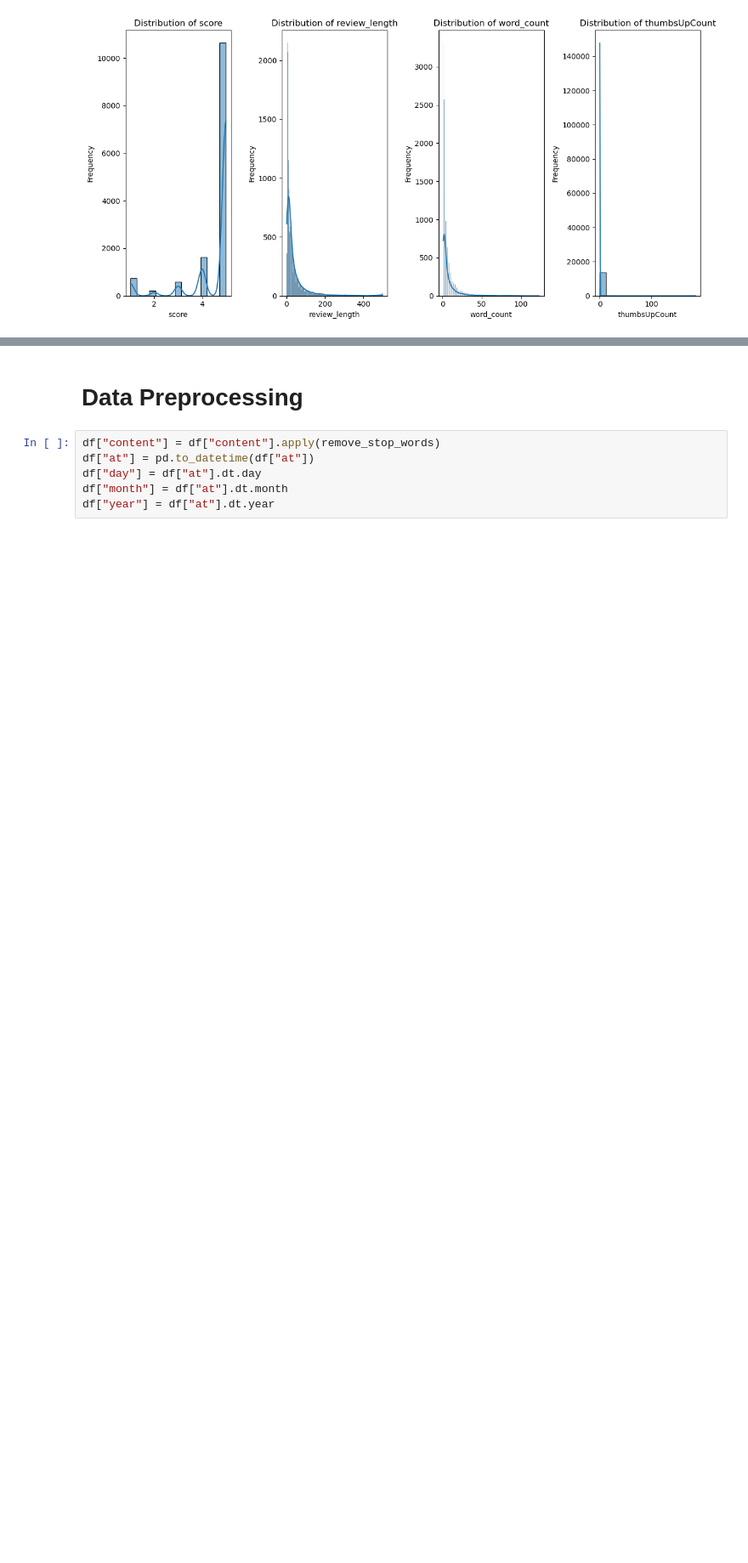
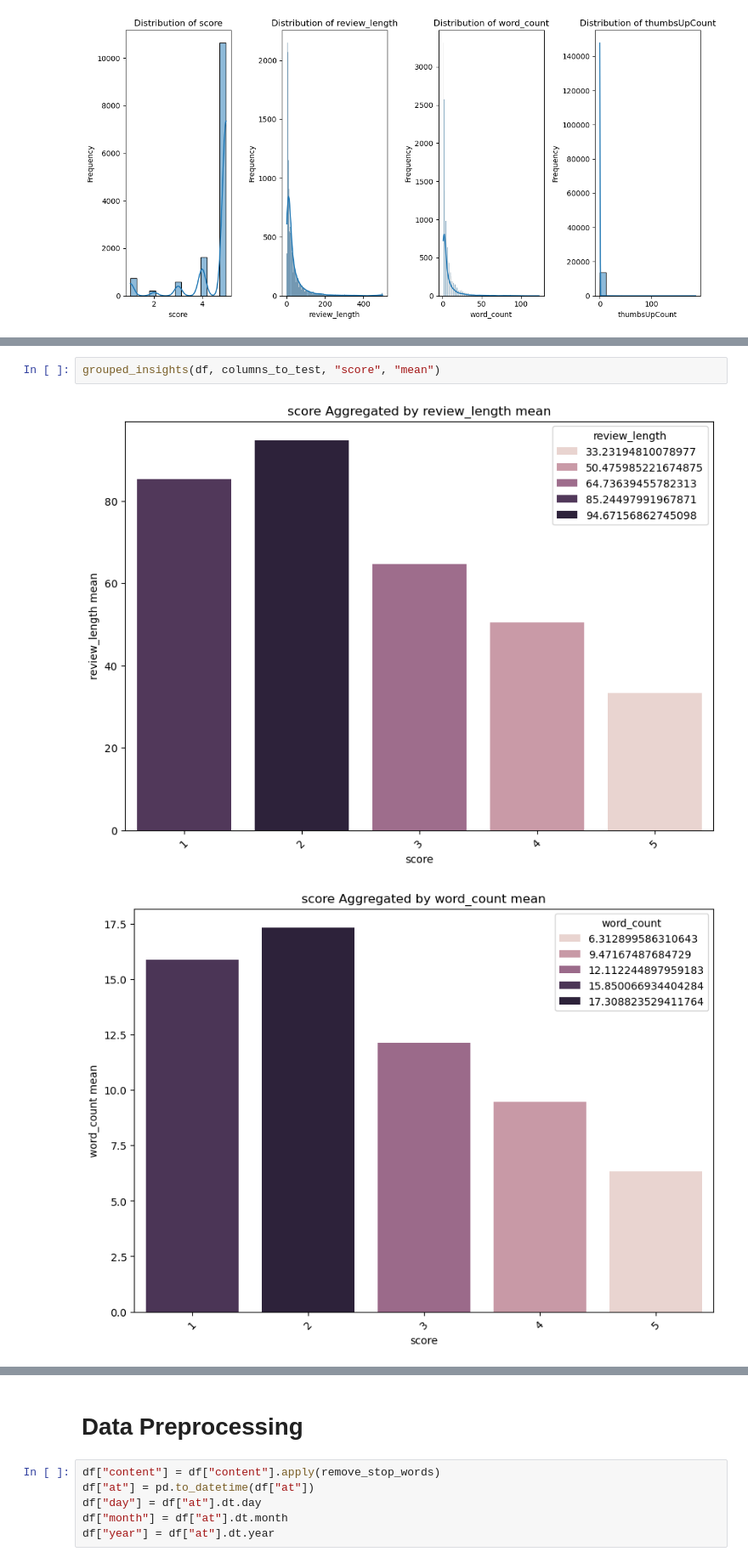
Before and after one commit to MaukanMir/Chat-GPT-Reviews-Sentiment-Analysis, a Jupyter notebook: training.ipynb, the cells around one changed output, grey strips where cells are left out. Shown at 85% size. Drawn from its saved outputs; the diff is of its cells as text; blank space fills up the shorter version.

```diff
--- a/training.ipynb
+++ b/training.ipynb
@@ -156,0 +178,5 @@ plt.show()
+# %%
+grouped_insights(df, columns_to_test, "score", "mean")
+# %% [output]
+[figure, added]
+[figure, added]
```
Also changed, not shown: parts of 3 cells of this notebook.
